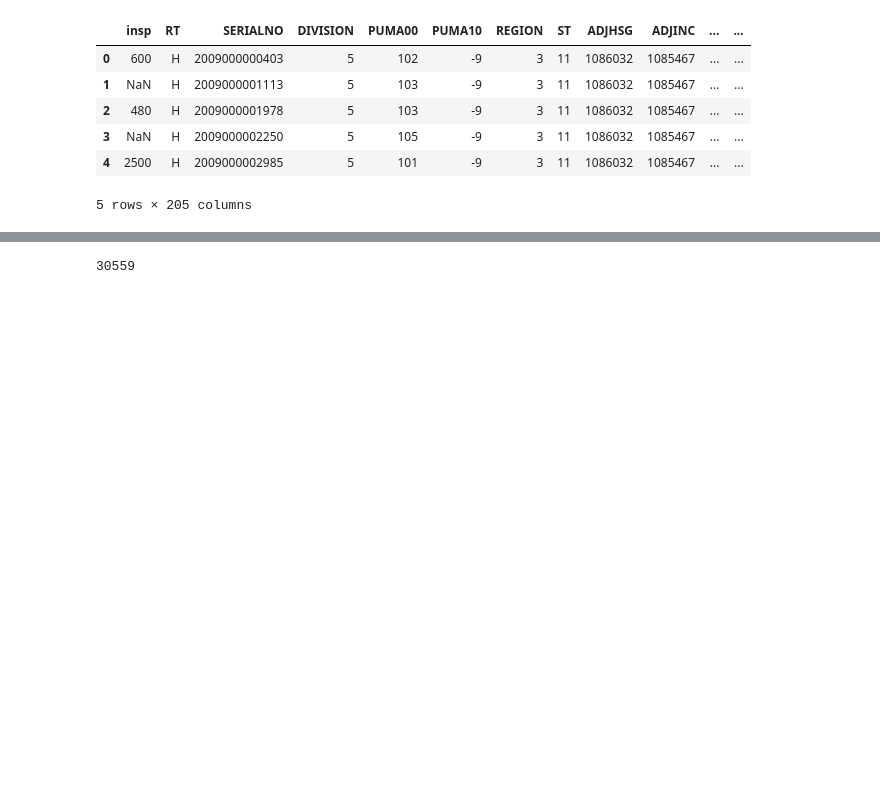
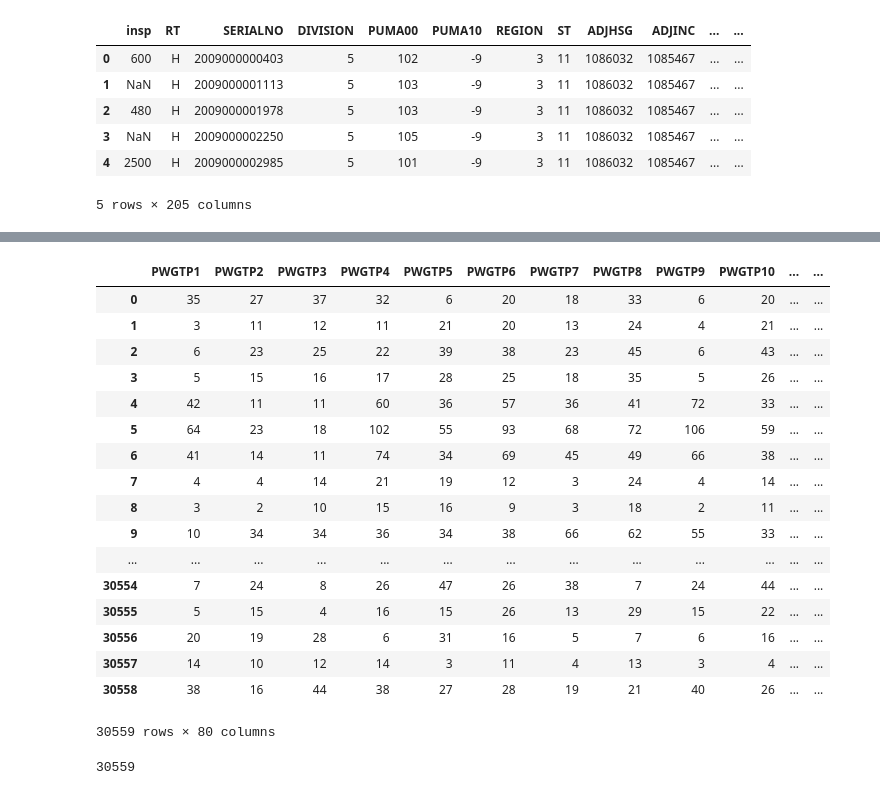
Before and after one commit to stharrold/stharrold.github.io, a Jupyter notebook: content/static/20151230-predict-household-income-from-census/20151230-predict-household-income-from-census.ipynb, the cells around one changed output, grey strips where cells are left out. Drawn from its saved outputs; the diff is of its cells as text; code cells hidden in the pictures; blank space fills up the shorter version.

```diff
--- a/content/static/20151230-predict-household-income-from-census/20151230-predict-household-income-from-census.ipynb
+++ b/content/static/20151230-predict-household-income-from-census/20151230-predict-household-income-from-census.ipynb
@@ -54,0 +55,3 @@ pwts = [pwt+str(inum) for inum in range(1, 81)]
+# %%
+test = collections.OrderedDict()
+isinstance(test, dict)
@@ -232,3 +270,24 @@ Verify 'PERSON RECORD':
+# %%
+df.loc[tfmask_test, wts]
+# %% [output]
+|  | PWGTP1 | PWGTP2 | PWGTP3 | PWGTP4 | PWGTP5 | PWGTP6 | PWGTP7 | PWGTP8 | PWGTP9 | PWGTP10 | ... | ... |
+| 0 | 35 | 27 | 37 | 32 | 6 | 20 | 18 | 33 | 6 | 20 | ... | ... |
+| 1 | 3 | 11 | 12 | 11 | 21 | 20 | 13 | 24 | 4 | 21 | ... | ... |
+| 2 | 6 | 23 | 25 | 22 | 39 | 38 | 23 | 45 | 6 | 43 | ... | ... |
+| 3 | 5 | 15 | 16 | 17 | 28 | 25 | 18 | 35 | 5 | 26 | ... | ... |
+| 4 | 42 | 11 | 11 | 60 | 36 | 57 | 36 | 41 | 72 | 33 | ... | ... |
+| 5 | 64 | 23 | 18 | 102 | 55 | 93 | 68 | 72 | 106 | 59 | ... | ... |
+| 6 | 41 | 14 | 11 | 74 | 34 | 69 | 45 | 49 | 66 | 38 | ... | ... |
+| 7 | 4 | 4 | 14 | 21 | 19 | 12 | 3 | 24 | 4 | 14 | ... | ... |
+| 8 | 3 | 2 | 10 | 15 | 16 | 9 | 3 | 18 | 2 | 11 | ... | ... |
+| 9 | 10 | 34 | 34 | 36 | 34 | 38 | 66 | 62 | 55 | 33 | ... | ... |
+| ... | ... | ... | ... | ... | ... | ... | ... | ... | ... | ... | ... | ... |
+| 30554 | 7 | 24 | 8 | 26 | 47 | 26 | 38 | 7 | 24 | 44 | ... | ... |
+| 30555 | 5 | 15 | 4 | 16 | 15 | 26 | 13 | 29 | 15 | 22 | ... | ... |
+| 30556 | 20 | 19 | 28 | 6 | 31 | 16 | 5 | 7 | 6 | 16 | ... | ... |
+| 30557 | 14 | 10 | 12 | 14 | 3 | 11 | 4 | 13 | 3 | 4 | ... | ... |
+| 30558 | 38 | 16 | 44 | 38 | 27 | 28 | 19 | 21 | 40 | 26 | ... | ... |
+30559 rows × 80 columns
 # %%
 ((4/80)*((dfh[cols_weights]-dfh[['HINCP']])**2).sum(axis=1))**0.5
 # %% [output]
```
Also changed, not shown: parts of 11 cells of this notebook, 4 other files.
